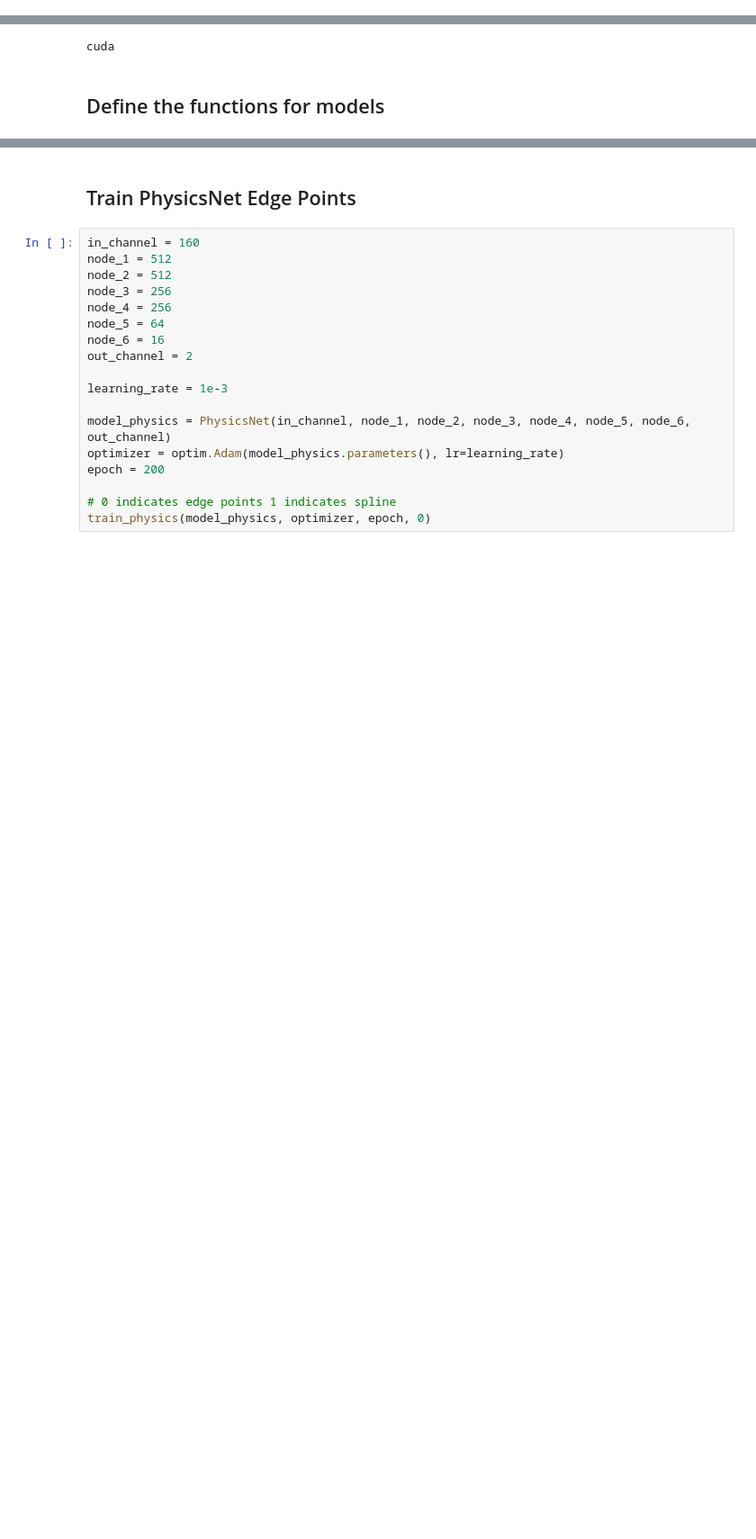
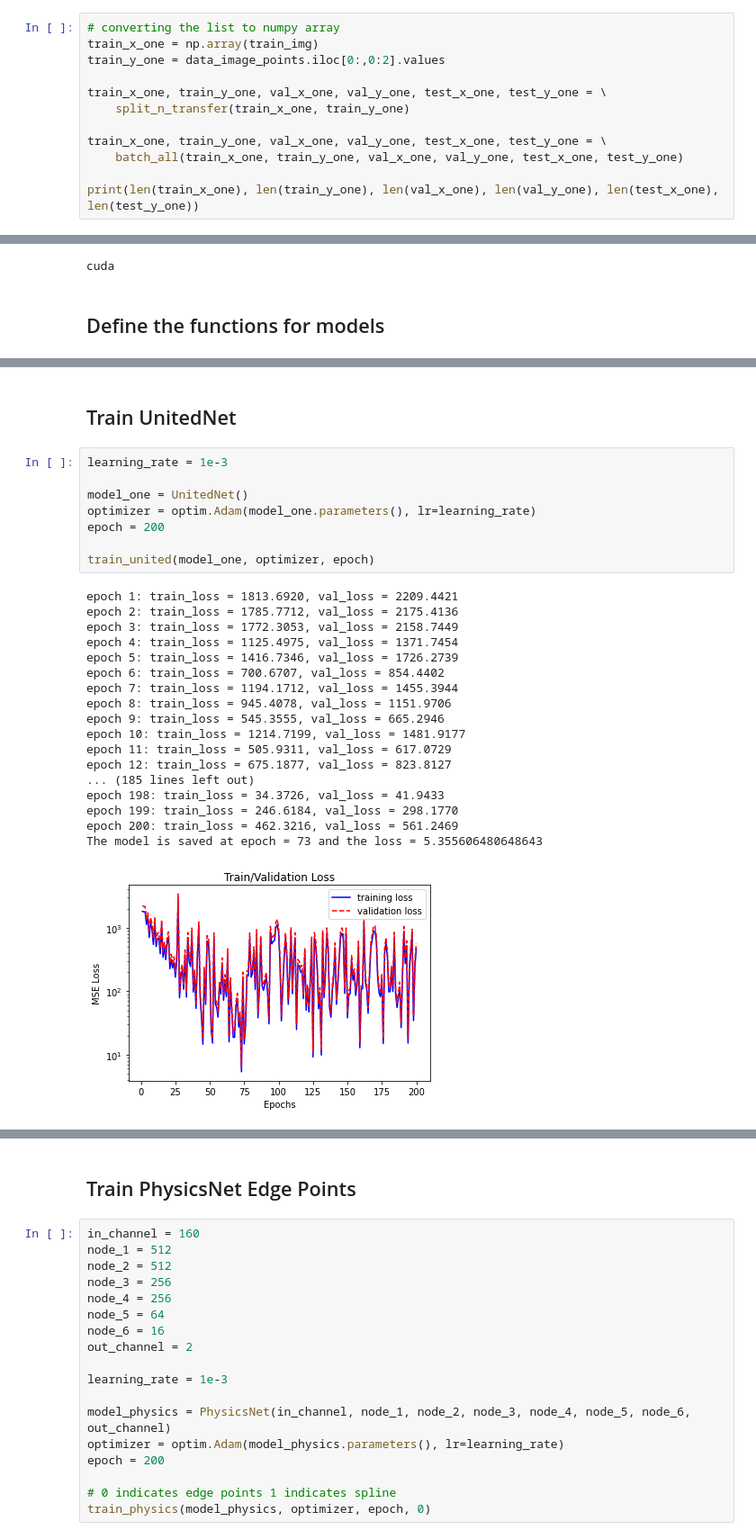
Before and after one commit to ShaoKAi100812/Pendant_Drop_Tensiometry_Prediction, a Jupyter notebook: main_combine.ipynb, the cells around one changed output, grey strips where cells are left out. Shown: that part at 90% size. Saved outputs shown, nothing was run; the diff lists cells and outputs as text; blank space fills up the shorter version.

```diff
--- a/main_combine.ipynb
+++ b/main_combine.ipynb
@@ -293,0 +297,12 @@ print(len(train_x_pic_spline), len(train_y_pic_spline), len(val_x_pic_spline), l
+# %%
+# converting the list to numpy array
+train_x_one = np.array(train_img)
+train_y_one = data_image_points.iloc[0:,0:2].values
+
+train_x_one, train_y_one, val_x_one, val_y_one, test_x_one, test_y_one = \
+    split_n_transfer(train_x_one, train_y_one)
+
+train_x_one, train_y_one, val_x_one, val_y_one, test_x_one, test_y_one = \
+    batch_all(train_x_one, train_y_one, val_x_one, val_y_one, test_x_one, test_y_one)
+
+print(len(train_x_one), len(train_y_one), len(val_x_one), len(val_y_one), len(test_x_one), len(test_y_one))
@@ -490,0 +555,29 @@ def train_picture(model, optimizer, epochs=1, model_input=0):
+# %% [markdown]
+## Train UnitedNet
+# %%
+learning_rate = 1e-3
+
+model_one = UnitedNet()
+optimizer = optim.Adam(model_one.parameters(), lr=learning_rate)
+epoch = 200
+
+train_united(model_one, optimizer, epoch)
+# %% [output]
+epoch 1: train_loss = 1813.6920, val_loss = 2209.4421
+epoch 2: train_loss = 1785.7712, val_loss = 2175.4136
+epoch 3: train_loss = 1772.3053, val_loss = 2158.7449
+epoch 4: train_loss = 1125.4975, val_loss = 1371.7454
+epoch 5: train_loss = 1416.7346, val_loss = 1726.2739
+epoch 6: train_loss = 700.6707, val_loss = 854.4402
+epoch 7: train_loss = 1194.1712, val_loss = 1455.3944
+epoch 8: train_loss = 945.4078, val_loss = 1151.9706
+epoch 9: train_loss = 545.3555, val_loss = 665.2946
+epoch 10: train_loss = 1214.7199, val_loss = 1481.9177
+epoch 11: train_loss = 505.9311, val_loss = 617.0729
+epoch 12: train_loss = 675.1877, val_loss = 823.8127
+... (185 lines left out)
+epoch 198: train_loss = 34.3726, val_loss = 41.9433
+epoch 199: train_loss = 246.6184, val_loss = 298.1770
+epoch 200: train_loss = 462.3216, val_loss = 561.2469
+The model is saved at epoch = 73 and the loss = 5.355606480648643
+[figure, added]
```
Also changed, not shown: parts of 20 cells of this notebook.
